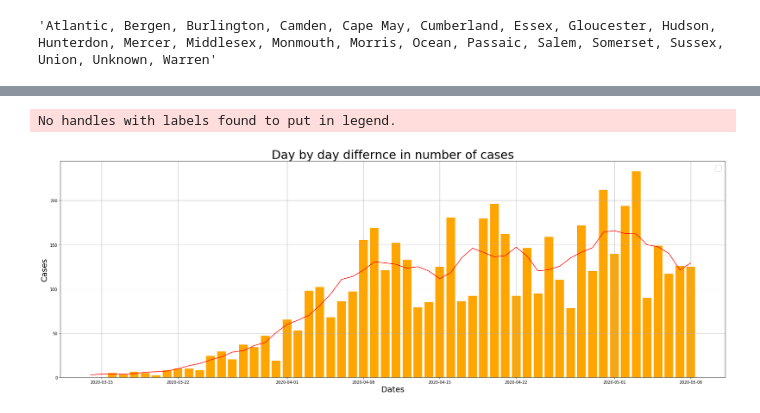
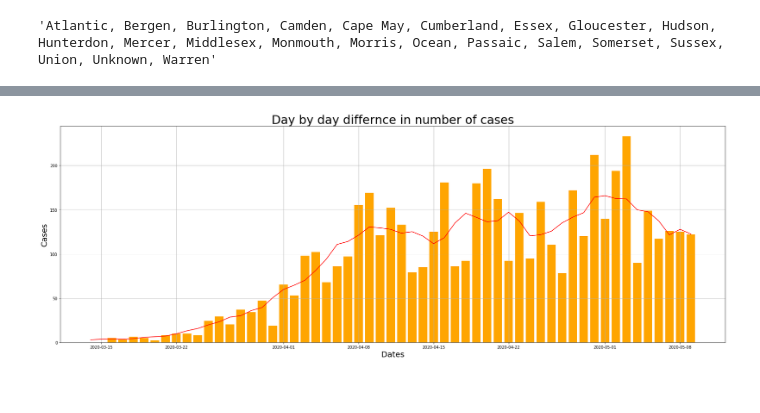
Before and after one commit to eyal42/COVID19, a Jupyter notebook: COVID19 - County Analysis.ipynb, the cells around one changed output, grey strips where cells are left out. Saved outputs shown, nothing was run; the diff lists cells and outputs as text; code cells hidden in the pictures.

```diff
--- a/COVID19 - County Analysis.ipynb
+++ b/COVID19 - County Analysis.ipynb
@@ -179,17 +179,16 @@ plt.show()
 # %%
 plt.figure(figsize=(30,10))
 #lbl0='Lombardia '+str(df0['longitude'][0])+' '+str(df0['latitude'][0])
 plt.bar(df1.index, df1['cases'].diff(), color = 'orange')
 plt.plot(df1.index, df1['cases'].diff().rolling(7,min_periods=1,center=True).mean(), color = 'red')
 plt.xlabel('Dates', fontsize=20)
 plt.ylabel('Cases',fontsize=20)
-plt.legend(frameon=True, fontsize=20)
+#plt.legend(frameon=True, fontsize=20)
 plt.title('Day by day differnce in number of cases',fontsize=30)
 plt.grid(True)
 plt.show()
 # %% [output]
-No handles with labels found to put in legend.
-[figure, old version]
+[figure, new version]
 # %%
 plt.figure(figsize=(30,10))
 #lbl0='Lombardia '+str(df0['longitude'][0])+' '+str(df0['latitude'][0])
```
Also changed, not shown: parts of 7 cells of this notebook.
